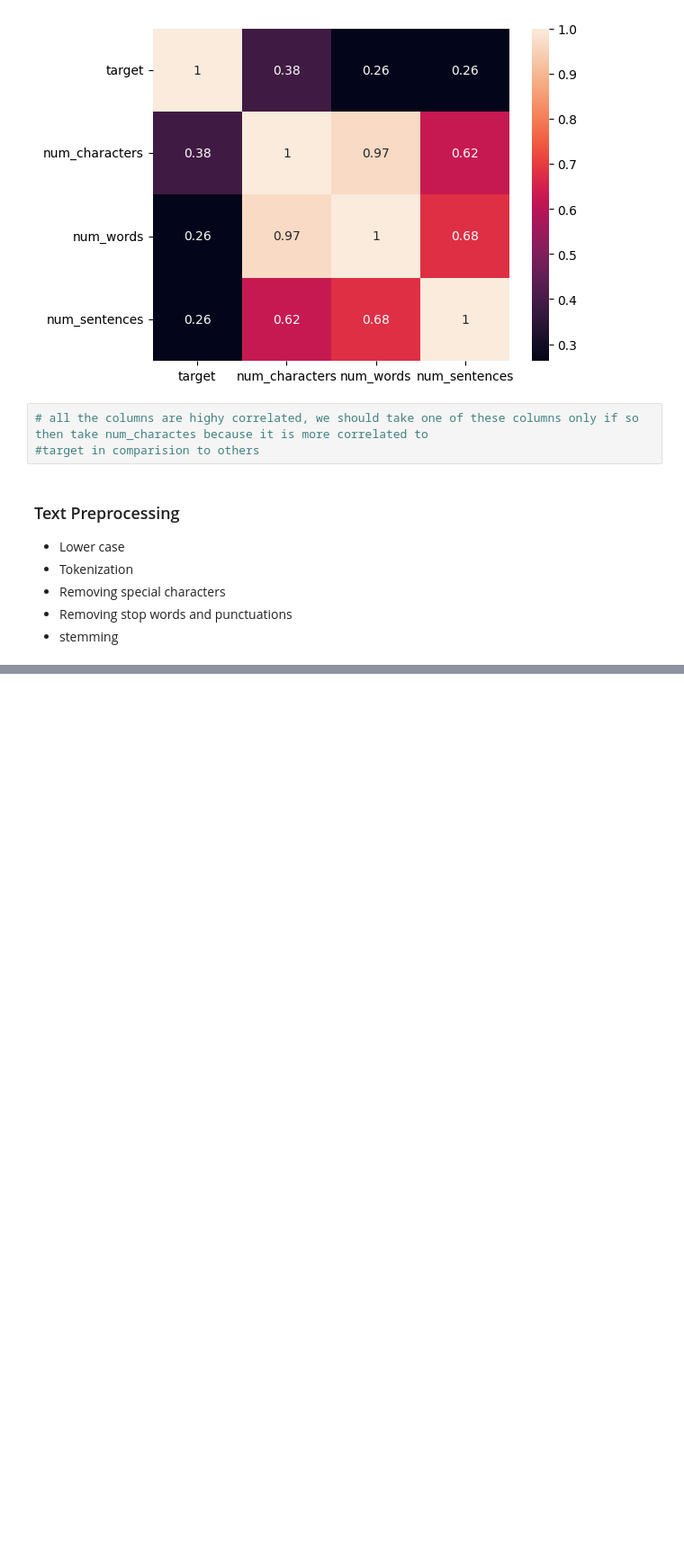
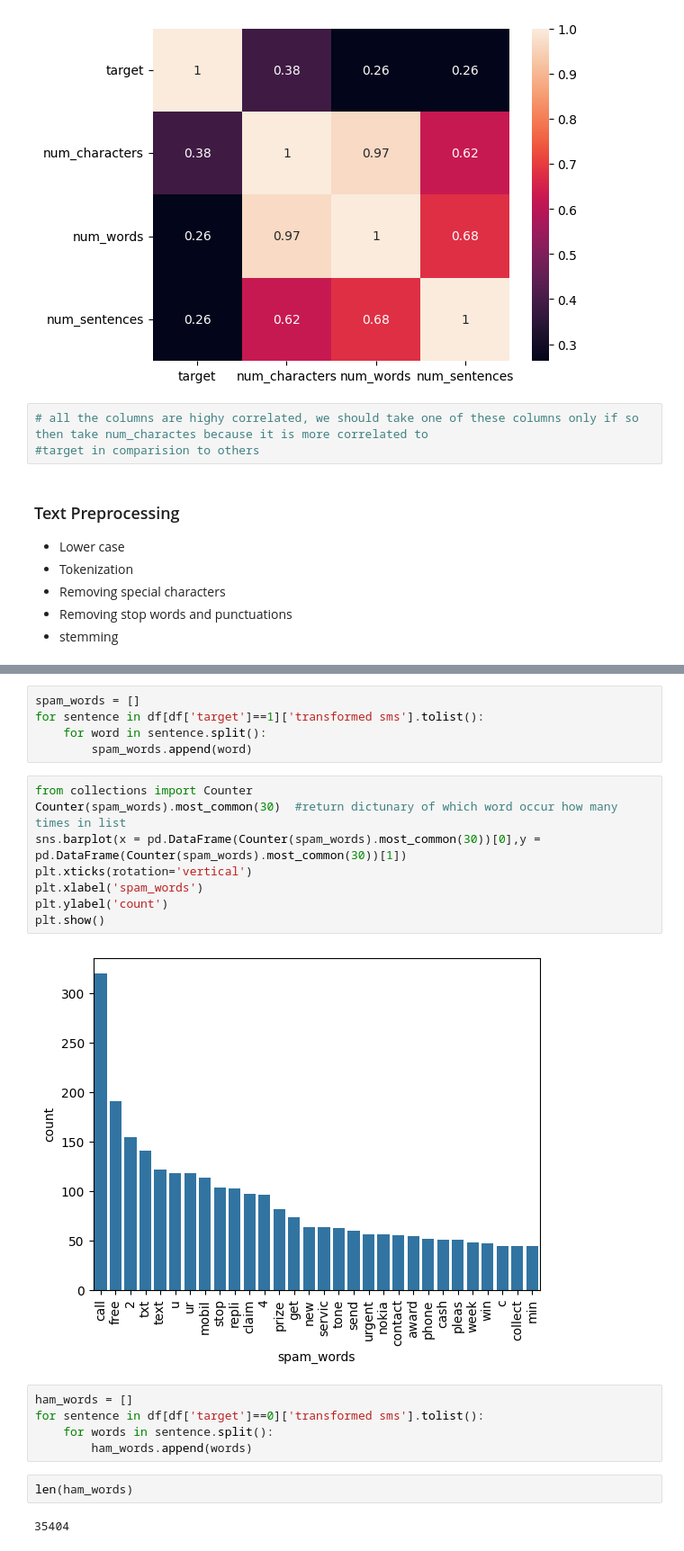
Before and after one commit to Vinayupadhyay790/sms-prediction, a Jupyter notebook: sms_prediction.ipynb, the cells around one changed output, grey strips where cells are left out. Shown: that part at 90% size. Saved outputs shown, nothing was run; the diff lists cells and outputs as text; blank space fills up the shorter version.

```diff
--- a/sms_prediction.ipynb
+++ b/sms_prediction.ipynb
@@ -184,0 +301,24 @@ sns.heatmap(new_df.corr(),annot=True)
+# %%
+spam_words = []
+for sentence in df[df['target']==1]['transformed sms'].tolist():
+    for word in sentence.split():
+        spam_words.append(word)
+# %%
+from collections import Counter
+Counter(spam_words).most_common(30)  #return dictunary of which word occur how many times in list
+sns.barplot(x = pd.DataFrame(Counter(spam_words).most_common(30))[0],y = pd.DataFrame(Counter(spam_words).most_common(30))[1])
+plt.xticks(rotation='vertical')
+plt.xlabel('spam_words')
+plt.ylabel('count')
+plt.show()
+# %% [output]
+[figure, added]
+# %%
+ham_words = []
+for sentence in df[df['target']==0]['transformed sms'].tolist():
+    for words in sentence.split():
+        ham_words.append(words)
+# %%
+len(ham_words)
+# %% [output]
+35404
```
Also changed, not shown: parts of 33 cells of this notebook.
